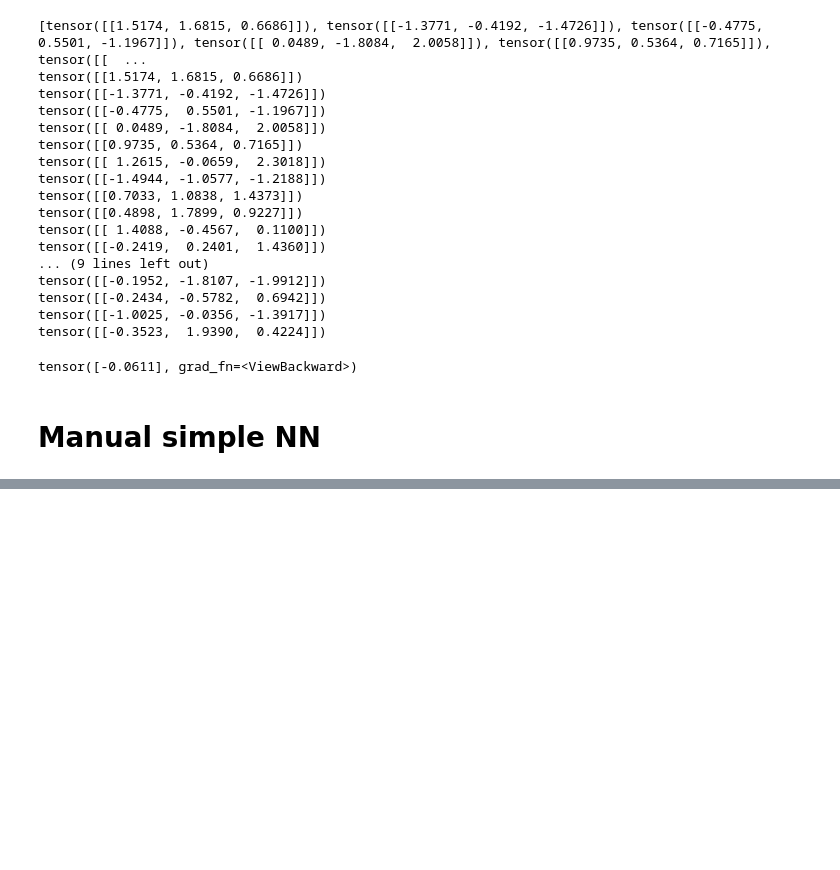
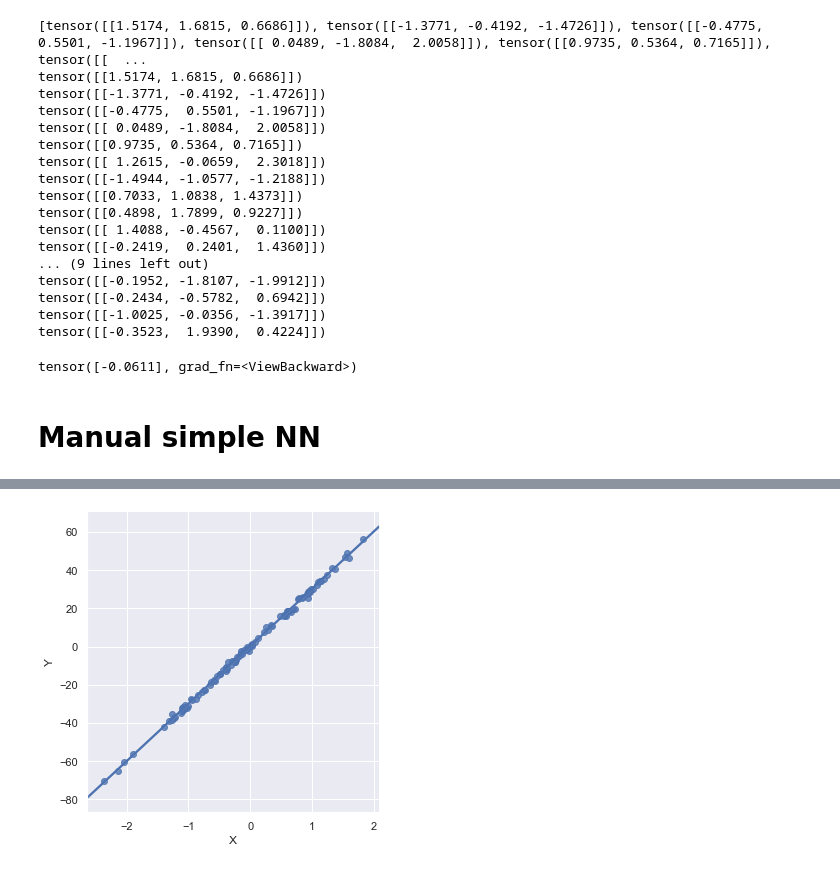
Before and after one commit to leonardzh/zheng_MnM4SDS_project, a Jupyter notebook: Taxi_nn.ipynb, the cells around one changed output, grey strips where cells are left out. Saved outputs shown, nothing was run; the diff lists cells and outputs as text; code cells hidden in the pictures; blank space fills up the shorter version.

```diff
--- a/Taxi_nn.ipynb
+++ b/Taxi_nn.ipynb
@@ -551,0 +626,10 @@ Testing network on new examples ->
+# %%
+from sklearn.datasets import make_regression
+import seaborn as sns
+import pandas as pd
+import matplotlib.pyplot as plt
+
+sns.set()
+
+x_train, y_train, W_target = make_regression(n_samples=100, n_features=1, noise=1, coef = True)
+x_train[:,0]
@@ -551,0 +657,11 @@ Testing network on new examples ->
+# %%
+df = pd.DataFrame(data = {'X':x_train[:,0].ravel(), 'Y':y_train.ravel()})
+
+sns.lmplot(x='X', y='Y', data=df, fit_reg=True)
+plt.show()
+
+x_torch = torch.FloatTensor(x_train)
+y_torch = torch.FloatTensor(y_train)
+y_torch = y_torch.view(y_torch.size()[0], 1)
+# %% [output]
+[figure, added]
```
Also changed, not shown: parts of 19 cells of this notebook, 10 other files.
